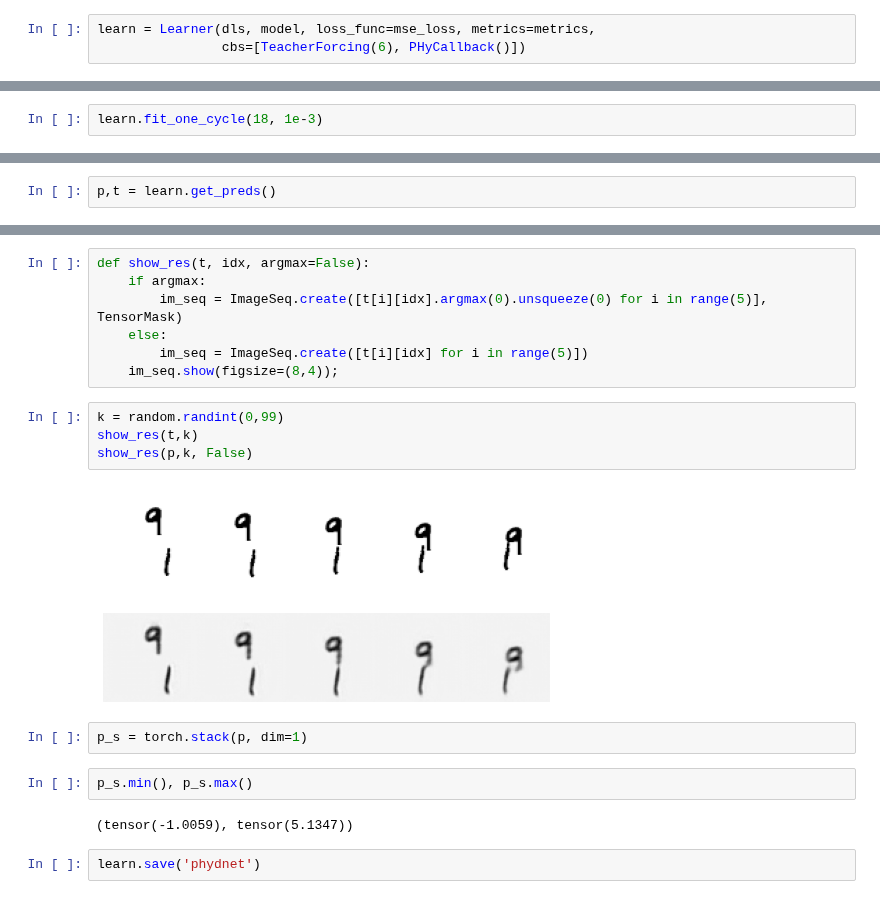
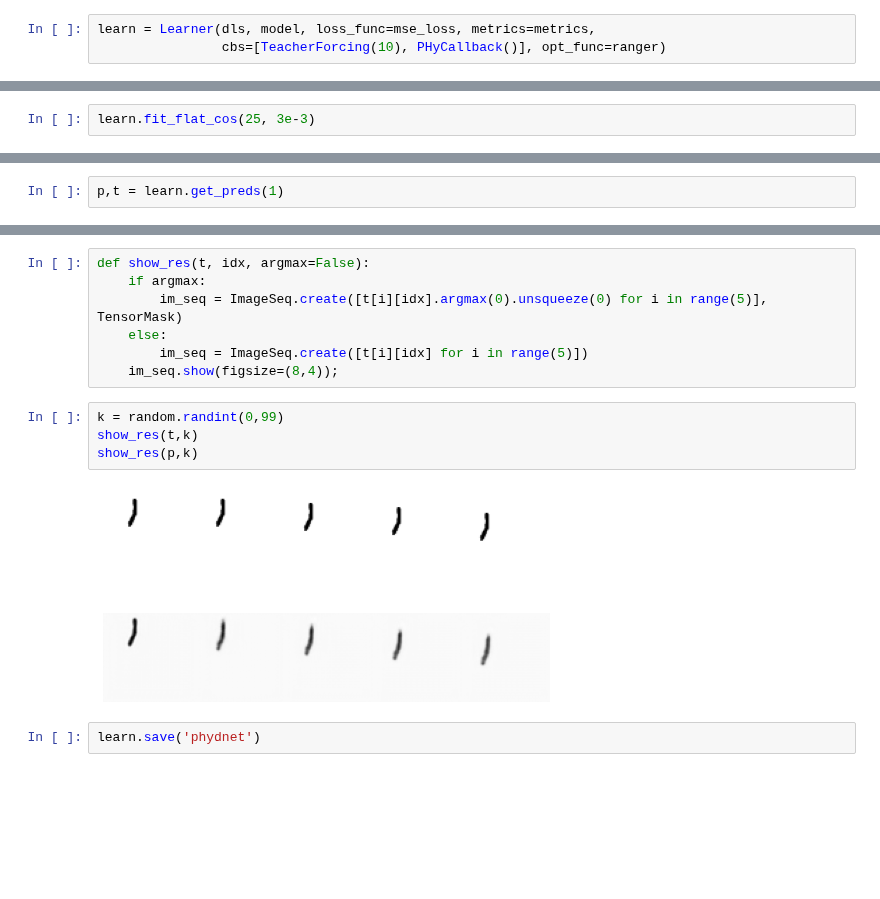
Before and after one commit to tcapelle/moving_mnist, a Jupyter notebook: 04_train_phydnet.ipynb, the cells around one changed output, grey strips where cells are left out. Cells and saved outputs as stored; diff of their text form; blank space fills up the shorter version.

```diff
--- a/04_train_phydnet.ipynb
+++ b/04_train_phydnet.ipynb
@@ -122,6 +85,6 @@ class PHyCallback(Callback):
 # %%
 learn = Learner(dls, model, loss_func=mse_loss, metrics=metrics,
-                cbs=[TeacherForcing(6), PHyCallback()])
+                cbs=[TeacherForcing(10), PHyCallback()], opt_func=ranger)
 # %%
 learn.lr_find()
 # %% [output]
@@ -131,2 +93,0 @@ SuggestedLRs(lr_min=0.010000000149011612, lr_steep=0.0006918309954926372)
-# %%
-learn.fit_one_cycle(18, 1e-3)
@@ -150,0 +94,2 @@ learn.fit_one_cycle(18, 1e-3)
+# %%
+learn.fit_flat_cos(25, 3e-3)
@@ -151,5 +114,5 @@ learn.fit_one_cycle(18, 1e-3)
 # %%
-p,t = learn.get_preds()
+p,t = learn.get_preds(1)
 # %% [output]
 [interactive output not drawn]
 # %%
@@ -166,16 +129,10 @@ def show_res(t, idx, argmax=False):
 # %%
 k = random.randint(0,99)
 show_res(t,k)
-show_res(p,k, False)
+show_res(p,k)
 # %% [output]
-[figure, old version]
+[figure, new version]
-[figure, old version]
+[figure, new version]
-# %%
-p_s = torch.stack(p, dim=1)
-# %%
-p_s.min(), p_s.max()
-# %% [output]
-(tensor(-1.0059), tensor(5.1347))
 # %%
 learn.save('phydnet')
 # %% [output]
```
Also changed, not shown: parts of 20 cells of this notebook, 3 other files.
